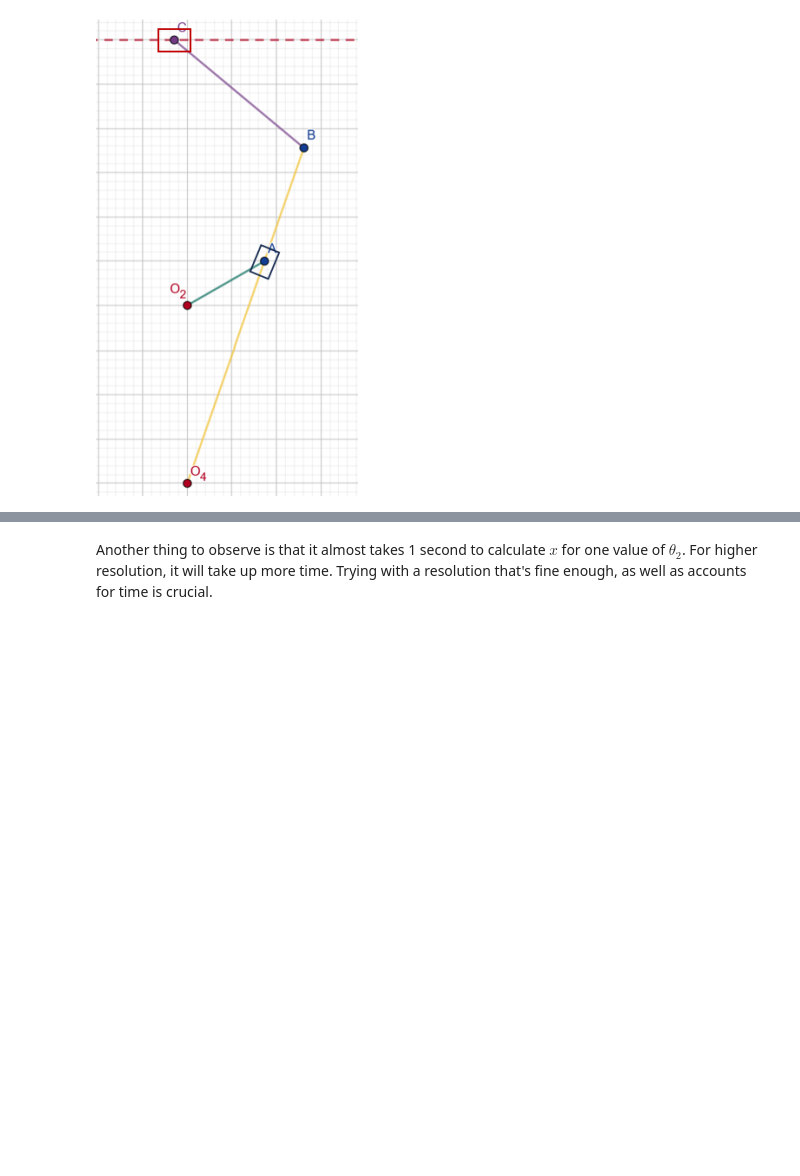
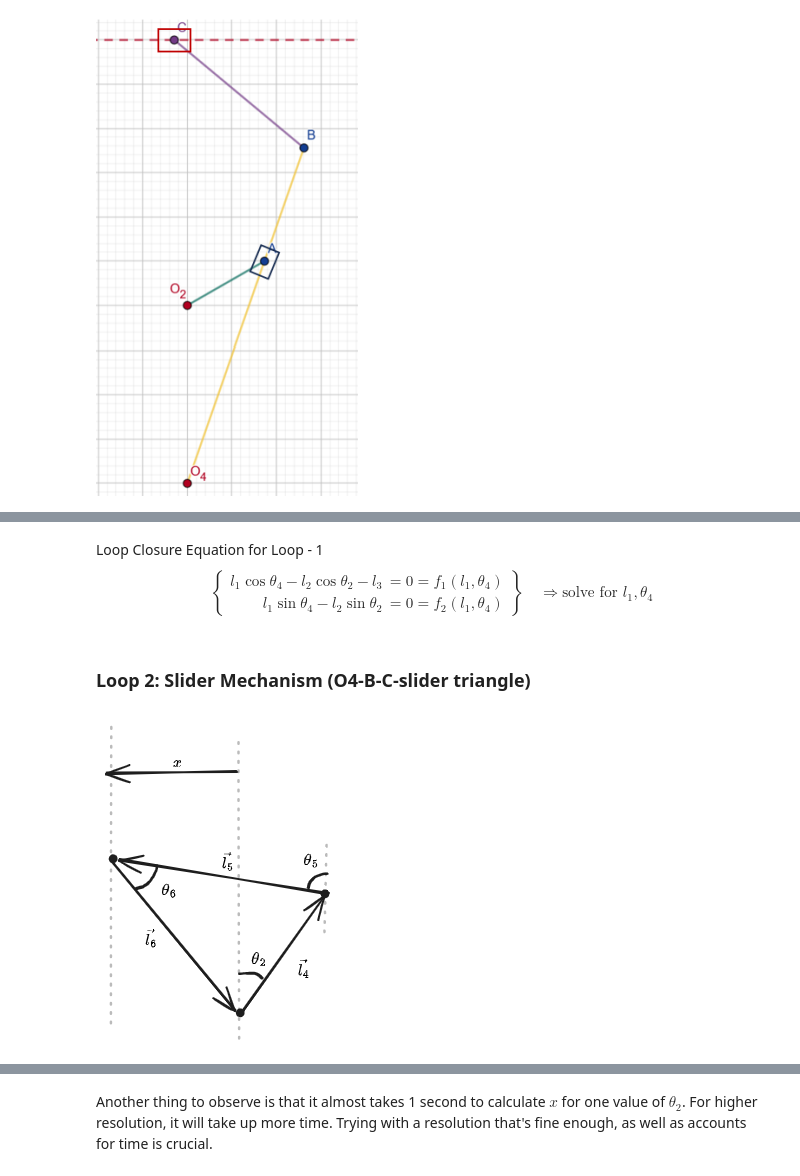
Before and after one commit to VardaanCodes/ChaosToCode, a Jupyter notebook: 05_ME2201_Machines/02_Analytical_Analysis/E1_WWQR/01_Sympy_Solver.ipynb, the cells around one changed output, grey strips where cells are left out. Drawn from its saved outputs; the diff is of its cells as text; code cells hidden in the pictures; blank space fills up the shorter version.

```diff
--- a/05_ME2201_Machines/02_Analytical_Analysis/E1_WWQR/01_Sympy_Solver.ipynb
+++ b/05_ME2201_Machines/02_Analytical_Analysis/E1_WWQR/01_Sympy_Solver.ipynb
@@ -24,0 +41,17 @@ ALPHA = 0  # rad/s²
+# %% [markdown]
+Loop Closure Equation for Loop - 1
+$$
+\left\{
+\begin{aligned}
+    l_1 \cos\theta_4 - l_2 \cos\theta_2 - l_3 &= 0 = f_1(l_1, \theta_4) \\
+    l_1 \sin\theta_4 - l_2 \sin\theta_2 &= 0 = f_2(l_1, \theta_4)
+\end{aligned}
+\right\}
+\quad \Rightarrow \text{solve for } l_1, \theta_4
+$$
+# %% [markdown]
+### Loop 2: Slider Mechanism (O4-B-C-slider triangle)
+# %%
+Image('LC2.png')
+# %% [output]
+[figure, added]
```
Also changed, not shown: parts of 27 cells of this notebook.
